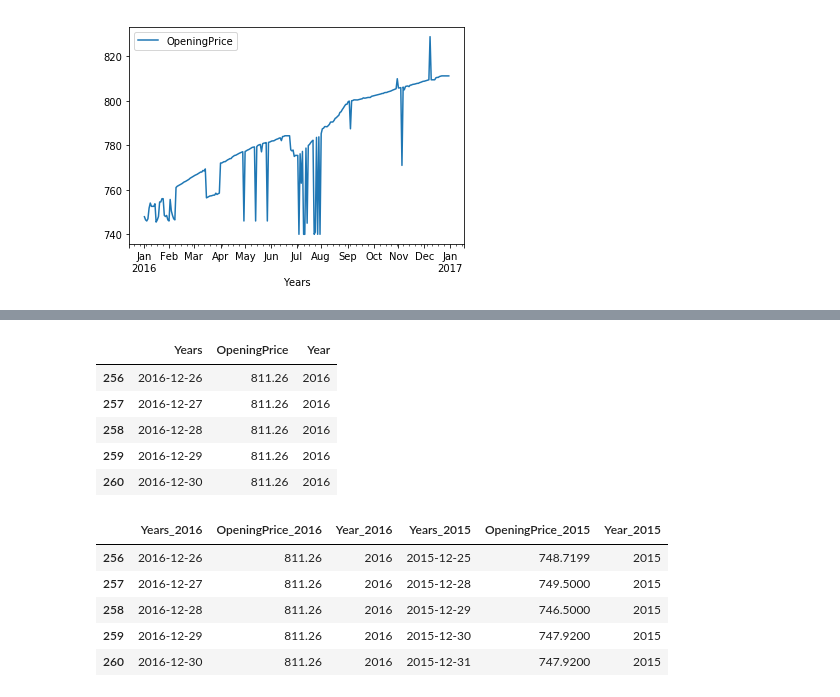
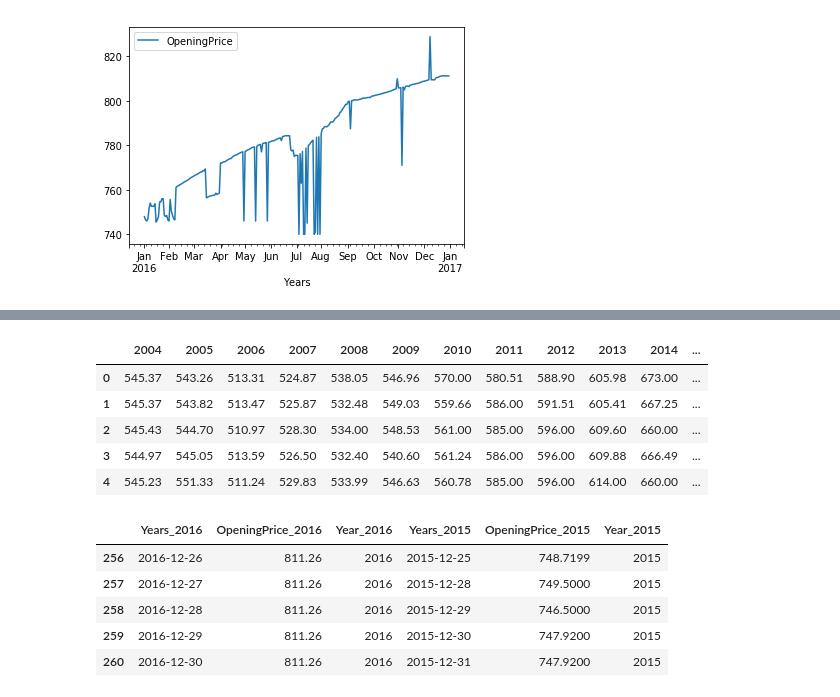
Before and after one commit to mosemb/FrancDollar, a Jupyter notebook: FrancDollar.ipynb, the cells around one changed output, grey strips where cells are left out. Cells and saved outputs as stored; diff of their text form; code cells hidden in the pictures.

```diff
--- a/FrancDollar.ipynb
+++ b/FrancDollar.ipynb
@@ -186,12 +214,14 @@ df_2016.tail()
-# %%
-df_2016.tail()
-# %% [output]
-|  | Years | OpeningPrice | Year |
-| 256 | 2016-12-26 | 811.26 | 2016 |
-| 257 | 2016-12-27 | 811.26 | 2016 |
-| 258 | 2016-12-28 | 811.26 | 2016 |
-| 259 | 2016-12-29 | 811.26 | 2016 |
-| 260 | 2016-12-30 | 811.26 | 2016 |
+# %%
+df3.columns = ['2004', '2005', '2006', '2007', '2008', '2009', '2010', '2011', '2012', '2013', '2014', '2015', '2016']
+# %%
+df3.head()
+# %% [output]
+|  | 2004 | 2005 | 2006 | 2007 | 2008 | 2009 | 2010 | 2011 | 2012 | 2013 | 2014 | ... |
+| 0 | 545.37 | 543.26 | 513.31 | 524.87 | 538.05 | 546.96 | 570.00 | 580.51 | 588.90 | 605.98 | 673.00 | ... |
+| 1 | 545.37 | 543.82 | 513.47 | 525.87 | 532.48 | 549.03 | 559.66 | 586.00 | 591.51 | 605.41 | 667.25 | ... |
+| 2 | 545.43 | 544.70 | 510.97 | 528.30 | 534.00 | 548.53 | 561.00 | 585.00 | 596.00 | 609.60 | 660.00 | ... |
+| 3 | 544.97 | 545.05 | 513.59 | 526.50 | 532.40 | 540.60 | 561.24 | 586.00 | 596.00 | 609.88 | 666.49 | ... |
+| 4 | 545.23 | 551.33 | 511.24 | 529.83 | 533.99 | 546.63 | 560.78 | 585.00 | 596.00 | 614.00 | 660.00 | ... |
 # %%
 df2= df_2016.join(df_2015, lsuffix='_2016', rsuffix='_2015')
 # %%
```
Also changed, not shown: parts of 10 cells of this notebook.
